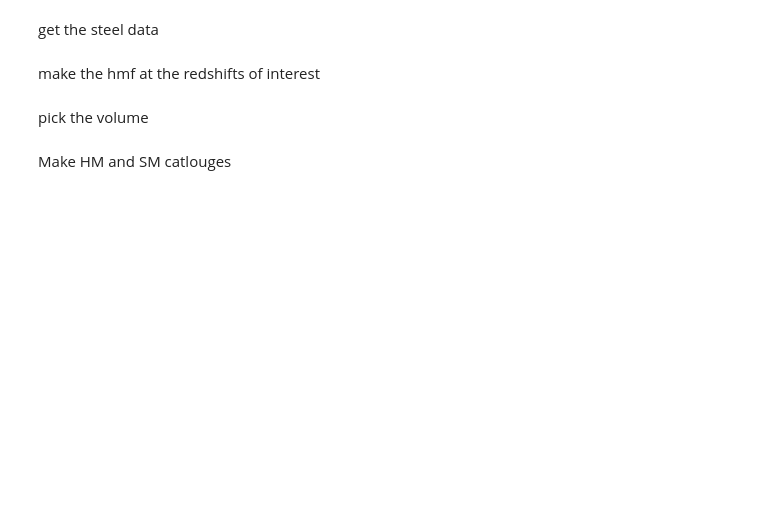
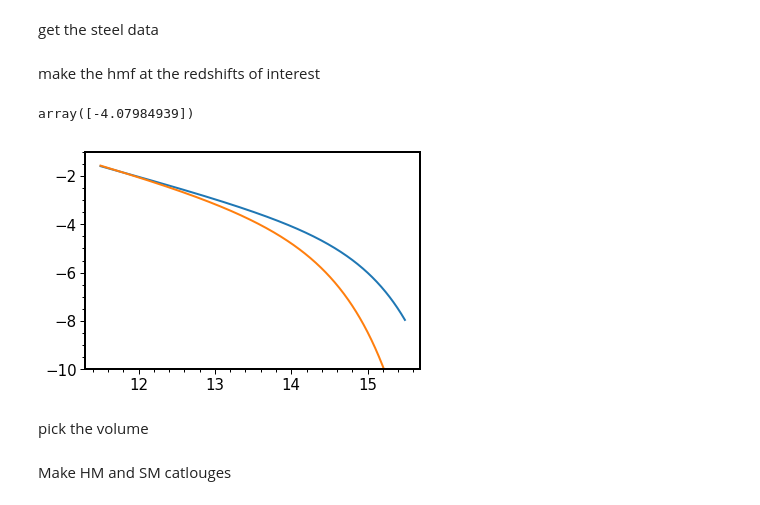
Before and after one commit to PipGrylls/STEEL, a Jupyter notebook: Notebooks/Science/Catlouge_Check.ipynb, the cells around one changed output. Cells and saved outputs as stored; diff of their text form; code cells hidden in the pictures; blank space fills up the shorter version.

```diff
--- a/Notebooks/Science/Catlouge_Check.ipynb
+++ b/Notebooks/Science/Catlouge_Check.ipynb
@@ -131,6 +136,17 @@ hm_range = np.arange(hm_min, hm_max, hm_bin) #h^-1
 z = [0.1, 0.2, 0.5, 1, 2, 3]
 
 hmf = HMF_fun(hm_range, z) #N Mpc^-3 h^3 dex^-1
+# %%
+np.log10(HMF_fun(14, 0.1))
+# %% [output]
+array([-4.07984939])
+# %%
+plt.plot(hm_range, np.log10(hmf[0]))
+plt.plot(hm_range, np.log10(hmf[3]))
+plt.ylim(-10, -1)
+plt.show()
+# %% [output]
+[figure, added]
 # %% [markdown]
 pick the volume
 # %%
```
Also changed, not shown: parts of 6 cells of this notebook, 6 other files.
